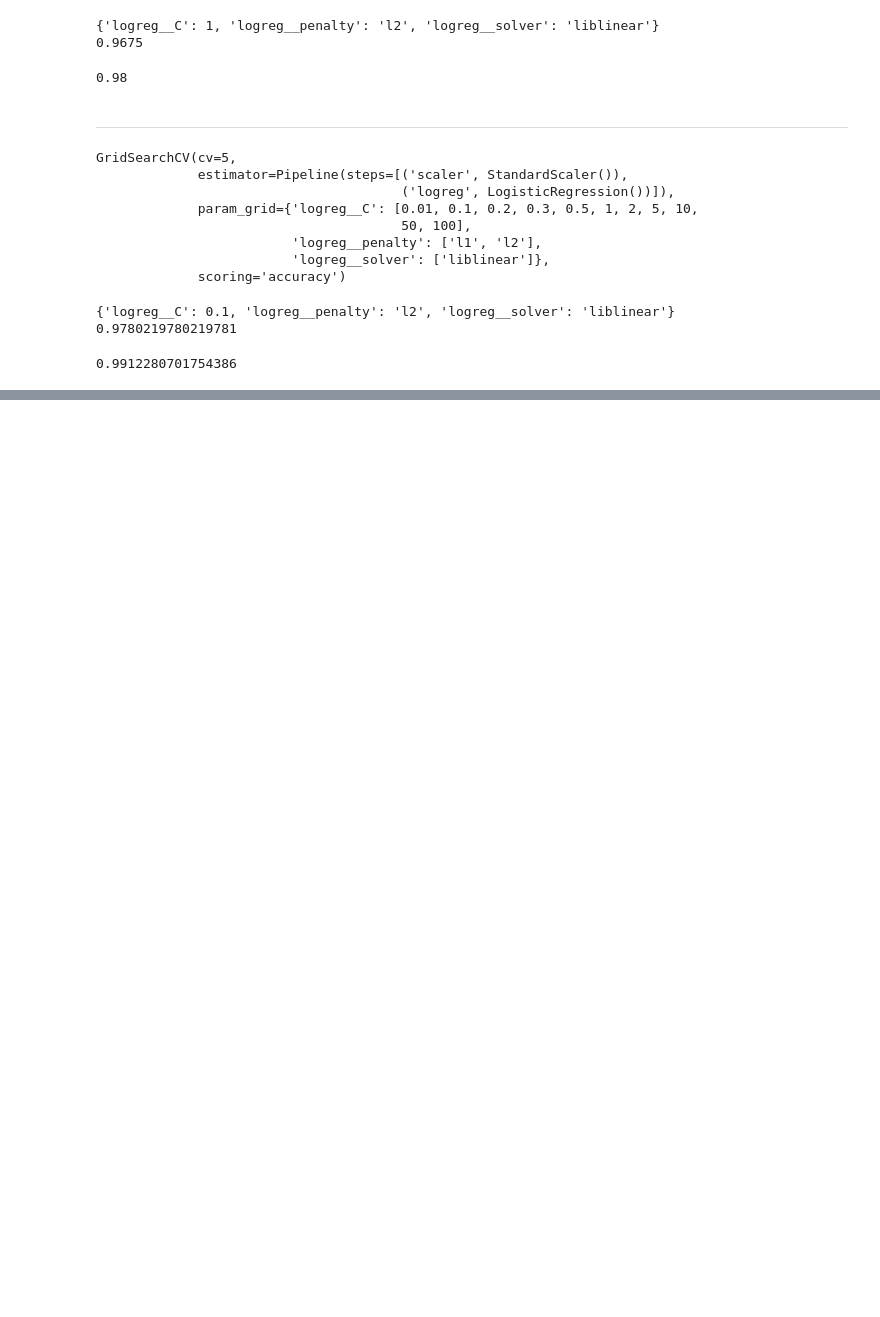
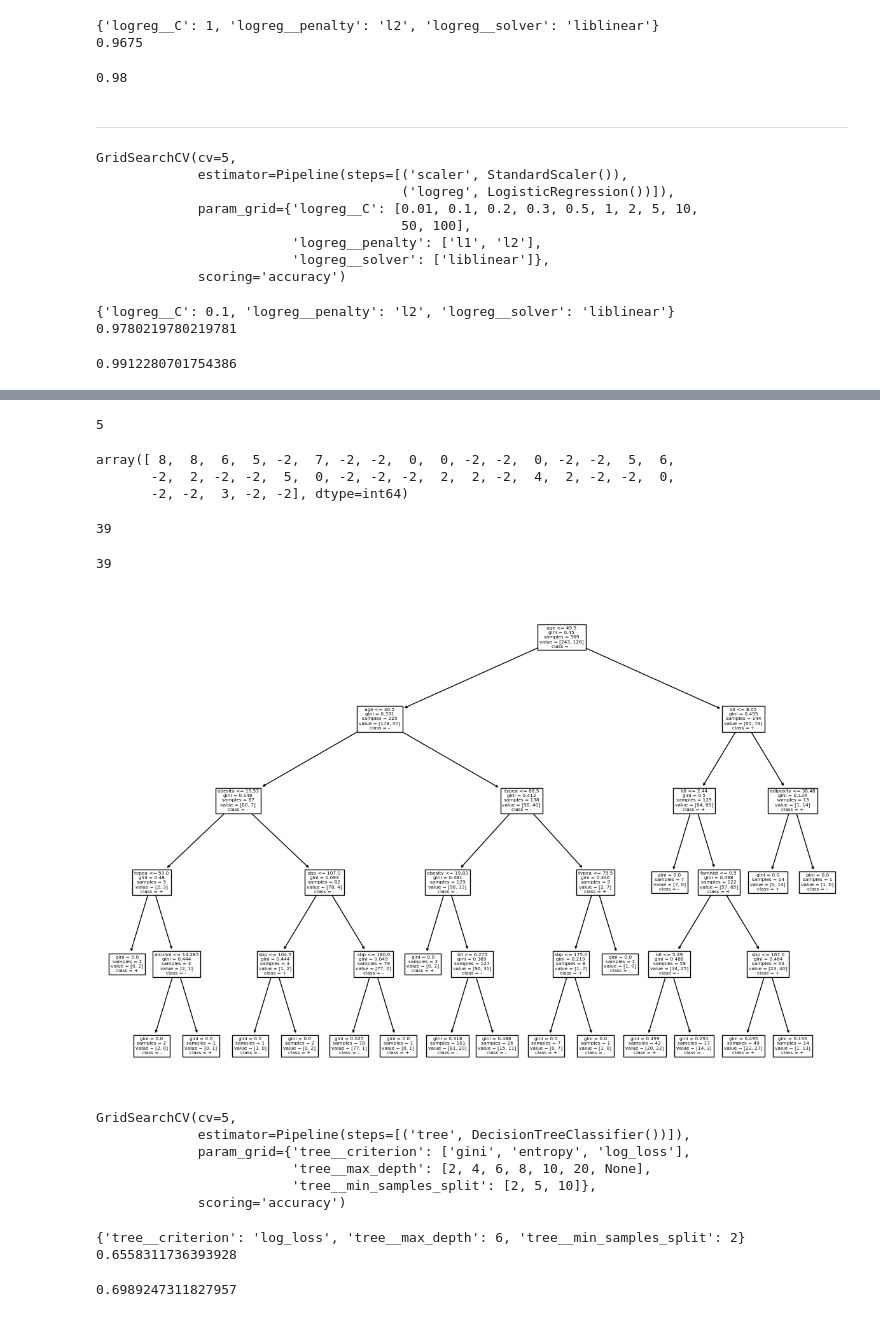
Before and after one commit to RastaAmanek/github, a Jupyter notebook: Decision tree.ipynb, the cells around one changed output, grey strips where cells are left out. Saved outputs shown, nothing was run; the diff lists cells and outputs as text; code cells hidden in the pictures; blank space fills up the shorter version.

```diff
--- a/Decision tree.ipynb
+++ b/Decision tree.ipynb
@@ -354,0 +390,10 @@ print(accuracy_score(y_test, y_pred))
+# %%
+df['famhist'] = df['famhist'].replace({'Present': 1, 'Absent': 0})
+# %%
+X = df.drop('chd', axis=1)
+y = df['chd']
+# %%
+X_train, X_test, y_train, y_test = train_test_split(X, y, test_size=0.2, random_state=42)
+# %%
+model = DecisionTreeClassifier(max_depth=5)
+model.fit(X_train, y_train)
@@ -354,0 +411,18 @@ print(accuracy_score(y_test, y_pred))
+# %%
+model.tree_.max_depth
+# %% [output]
+5
+# %%
+model.tree_.feature
+# %% [output]
+array([ 8,  8,  6,  5, -2,  7, -2, -2,  0,  0, -2, -2,  0, -2, -2,  5,  6,
+       -2,  2, -2, -2,  5,  0, -2, -2, -2,  2,  2, -2,  4,  2, -2, -2,  0,
+       -2, -2,  3, -2, -2], dtype=int64)
+# %%
+len(model.tree_.threshold)
+# %% [output]
+39
+# %%
+model.tree_.node_count
+# %% [output]
+39
@@ -354,0 +431,7 @@ print(accuracy_score(y_test, y_pred))
+# %%
+plt.figure(figsize=(15, 10))
+plot_tree(model, feature_names=X_train.columns, class_names=['-', '+'])
+plt.savefig('example tree SAHeart')
+plt.show()
+# %% [output]
+[figure, added]
@@ -354,0 +446,21 @@ print(accuracy_score(y_test, y_pred))
+# %%
+grid_search = GridSearchCV(estimator=pipeline, param_grid=param_grid, cv=5, scoring='accuracy')
+grid_search.fit(X_train, y_train)
+# %% [output]
+GridSearchCV(cv=5,
+             estimator=Pipeline(steps=[('tree', DecisionTreeClassifier())]),
+             param_grid={'tree__criterion': ['gini', 'entropy', 'log_loss'],
+                         'tree__max_depth': [2, 4, 6, 8, 10, 20, None],
+                         'tree__min_samples_split': [2, 5, 10]},
+             scoring='accuracy')
+# %%
+print(grid_search.best_params_)
+print(grid_search.best_score_)
+# %% [output]
+{'tree__criterion': 'log_loss', 'tree__max_depth': 6, 'tree__min_samples_split': 2}
+0.6558311736393928
+# %%
+y_pred = grid_search.predict(X_test)
+accuracy_score(y_test, y_pred)
+# %% [output]
+0.6989247311827957
```
Also changed, not shown: parts of 41 cells of this notebook, 2 other files.
